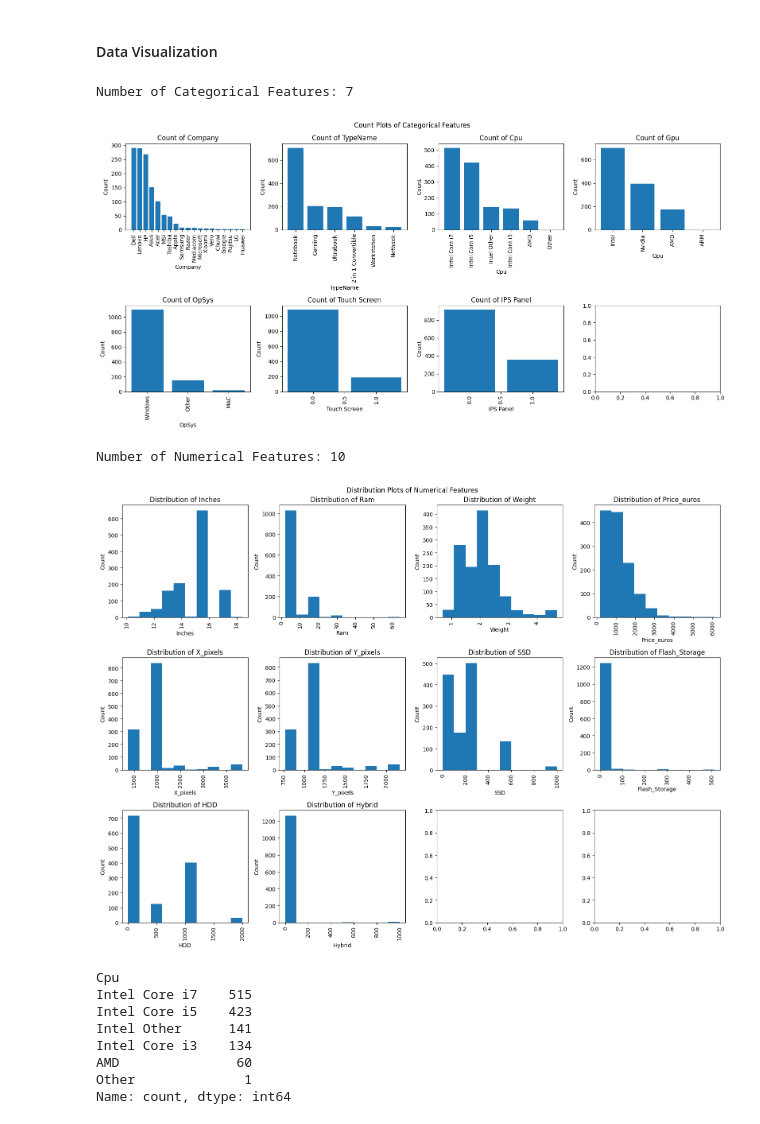
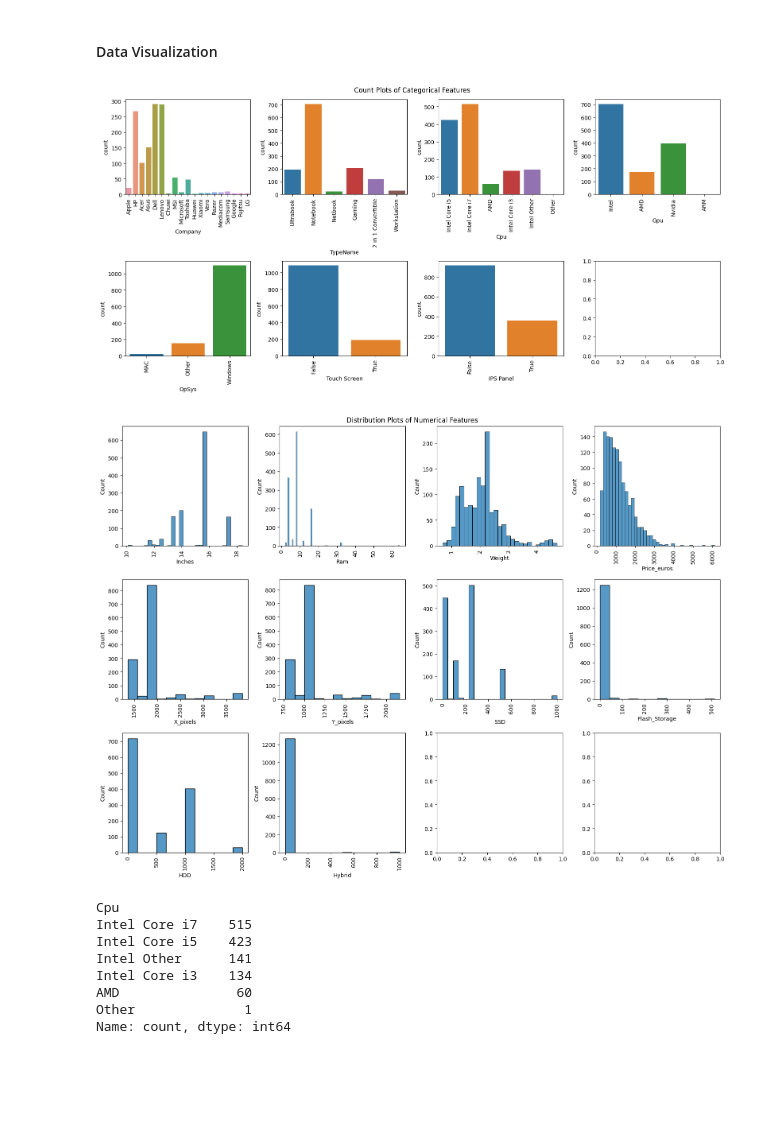
Before and after one commit to Pranav-Nagpure/Laptop-Price-Prediction-NB, a Jupyter notebook: Laptop Price Prediction.ipynb, the cells around one changed output. Drawn from its saved outputs; the diff is of its cells as text; code cells hidden in the pictures; blank space fills up the shorter version.

```diff
--- a/Laptop Price Prediction.ipynb
+++ b/Laptop Price Prediction.ipynb
@@ -185,54 +190,34 @@ data_df
 1274 rows × 17 columns
 # %% [markdown]
 #### Data Visualization
-# %%
-# Get Categorical Features
-features = data_df.select_dtypes(include = ['object', 'bool']).columns
-print(f'Number of Categorical Features: {len(features)}')
-# %% [output]
-Number of Categorical Features: 7
 # %%
 # Count Plot of Categorical Features
-fig, ax = plt.subplots(2, 4, figsize = (16, 8))
+categorical_features = data_df.select_dtypes(include=['object', 'bool']).columns
+
+fig, ax = plt.subplots(math.ceil(len(categorical_features)/4), 4, figsize=(16, 8))
 fig.suptitle('Count Plots of Categorical Features')
 
-for i, feature in enumerate(features):
-    data = data_df[feature].value_counts()
-
-    j, k = i//4, i%4
-    ax[j][k].set_xlabel(feature)
-    ax[j][k].set_ylabel('Count')
-    ax[j][k].set_title(f'Count of {feature}')
-    ax[j][k].bar(data.index, data)
-    ax[j][k].tick_params(axis='x', labelrotation=90)
+for i, feature in enumerate(categorical_features):
+    sns.countplot(data_df, x=feature, ax=ax[i//4][i % 4], palette=None)
+    ax[i//4][i % 4].tick_params(axis='x', labelrotation=90)
 
 fig.tight_layout()
 # %% [output]
-[figure, old version]
+[figure, new version]
-# %%
-# Get Numerical Features
-features = data_df.select_dtypes(include = ['int32', 'int64', 'float32', 'float64']).columns
-print(f'Number of Numerical Features: {len(features)}')
-# %% [output]
-Number of Numerical Features: 10
 # %%
 # Distribution Plot of Numerical Features
-fig, ax = plt.subplots(3, 4, figsize = (16, 12))
+numerical_features = data_df.select_dtypes(include=['int32', 'int64', 'float32', 'float64']).columns
+
+fig, ax = plt.subplots(math.ceil(len(numerical_features)/4), 4, figsize=(16, 12))
 fig.suptitle('Distribution Plots of Numerical Features')
 
-for i, feature in enumerate(features):
-    data = data_df[feature]
-
-    j, k = i//4, i%4
-    ax[j][k].set_xlabel(feature)
-    ax[j][k].set_ylabel('Count')
-    ax[j][k].set_title(f'Distribution of {feature}')
-    ax[j][k].hist(data)
-    ax[j][k].tick_params(axis='x', labelrotation=90)
+for i, feature in enumerate(numerical_features):
+    sns.histplot(data_df, x=feature, ax=ax[i//4][i % 4], palette=None)
+    ax[i//4][i % 4].tick_params(axis='x', labelrotation=90)
 
 fig.tight_layout()
 # %% [output]
-[figure, old version]
+[figure, new version]
 # %%
 # Check Count for CPU
 data_df['Cpu'].value_counts()
```
Also changed, not shown: parts of 7 cells of this notebook.
